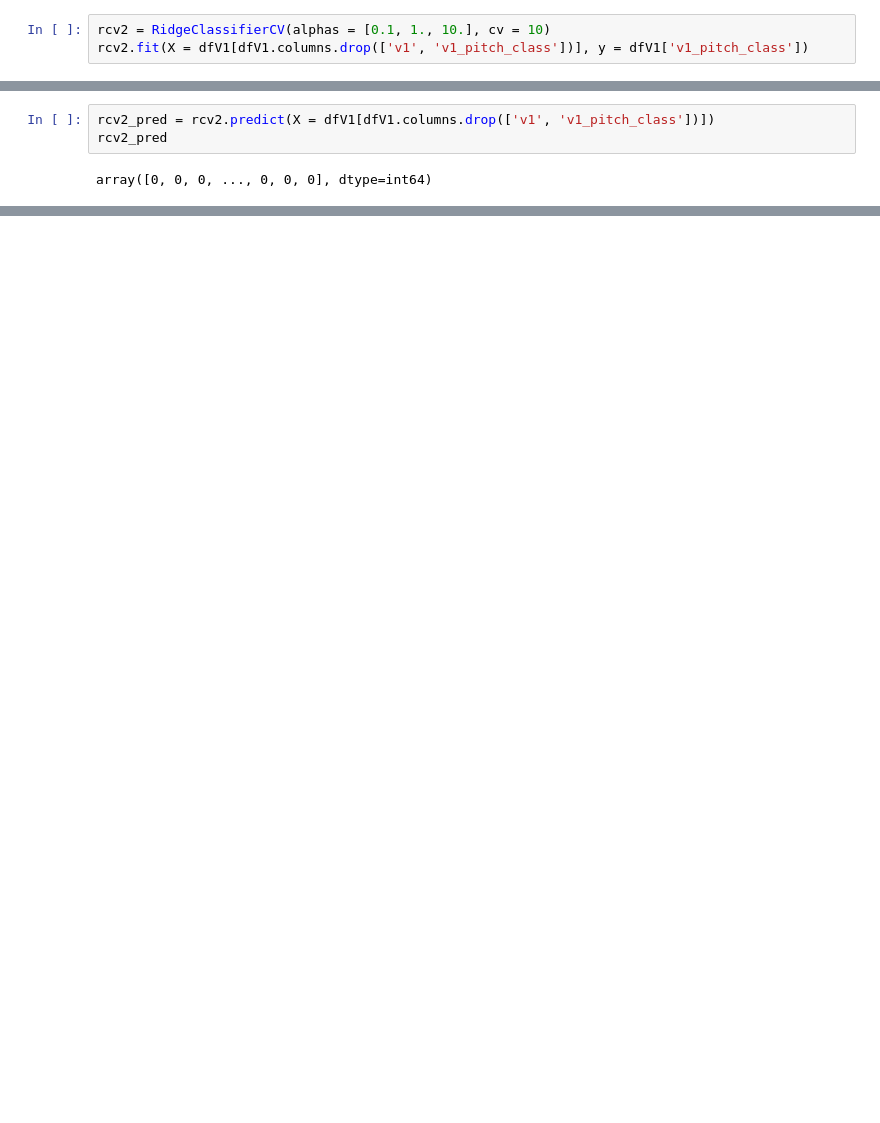
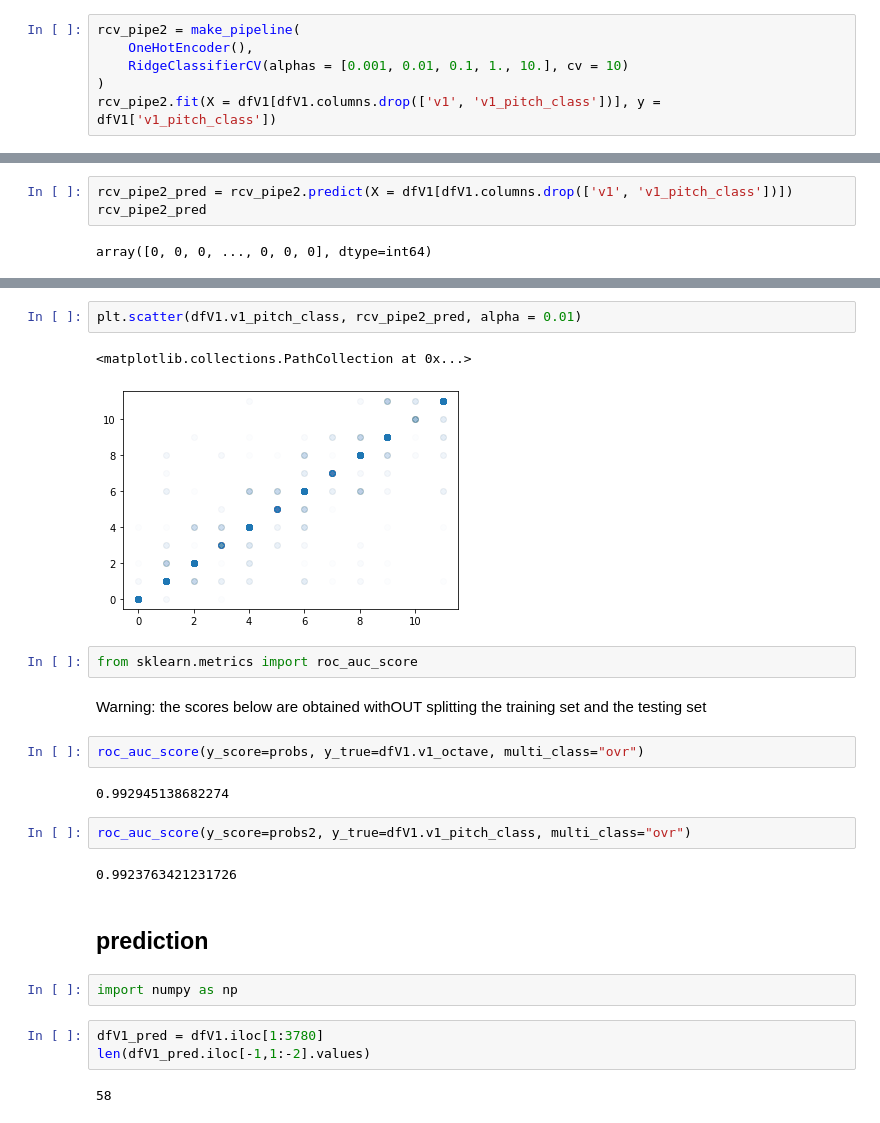
Before and after one commit to Sciurus365/MLProject2021, a Jupyter notebook: MultiStep.ipynb, the cells around one changed output, grey strips where cells are left out. Cells and saved outputs as stored; diff of their text form; blank space fills up the shorter version.

```diff
--- a/MultiStep.ipynb
+++ b/MultiStep.ipynb
@@ -102,6 +119,9 @@ rcv.classes_
 # %% [output]
 array([0, 4, 5, 6], dtype=int64)
 # %%
-rcv2 = RidgeClassifierCV(alphas = [0.1, 1., 10.], cv = 10)
-rcv2.fit(X = dfV1[dfV1.columns.drop(['v1', 'v1_pitch_class'])], y = dfV1['v1_pitch_class'])
+rcv_pipe2 = make_pipeline(
+    OneHotEncoder(),
+    RidgeClassifierCV(alphas = [0.001, 0.01, 0.1, 1., 10.], cv = 10)
+)
+rcv_pipe2.fit(X = dfV1[dfV1.columns.drop(['v1', 'v1_pitch_class'])], y = dfV1['v1_pitch_class'])
 # %% [output]
@@ -113,5 +136,5 @@ rcv2.alpha_
 # %%
-rcv2_pred = rcv2.predict(X = dfV1[dfV1.columns.drop(['v1', 'v1_pitch_class'])])
-rcv2_pred
+rcv_pipe2_pred = rcv_pipe2.predict(X = dfV1[dfV1.columns.drop(['v1', 'v1_pitch_class'])])
+rcv_pipe2_pred
 # %% [output]
 array([0, 0, 0, ..., 0, 0, 0], dtype=int64)
@@ -121,0 +165,26 @@ Let's just use a forest.
+# %%
+plt.scatter(dfV1.v1_pitch_class, rcv_pipe2_pred, alpha = 0.01)
+# %% [output]
+<matplotlib.collections.PathCollection at 0x...>
+[figure, added]
+# %%
+from sklearn.metrics import roc_auc_score
+# %% [markdown]
+Warning: the scores below are obtained withOUT splitting the training set and the testing set
+# %%
+roc_auc_score(y_score=probs, y_true=dfV1.v1_octave, multi_class="ovr")
+# %% [output]
+0.992945138682274
+# %%
+roc_auc_score(y_score=probs2, y_true=dfV1.v1_pitch_class, multi_class="ovr")
+# %% [output]
+0.9923763421231726
+# %% [markdown]
+## prediction
+# %%
+import numpy as np
+# %%
+dfV1_pred = dfV1.iloc[1:3780]
+len(dfV1_pred.iloc[-1,1:-2].values)
+# %% [output]
+58
```
Also changed, not shown: parts of 17 cells of this notebook.
